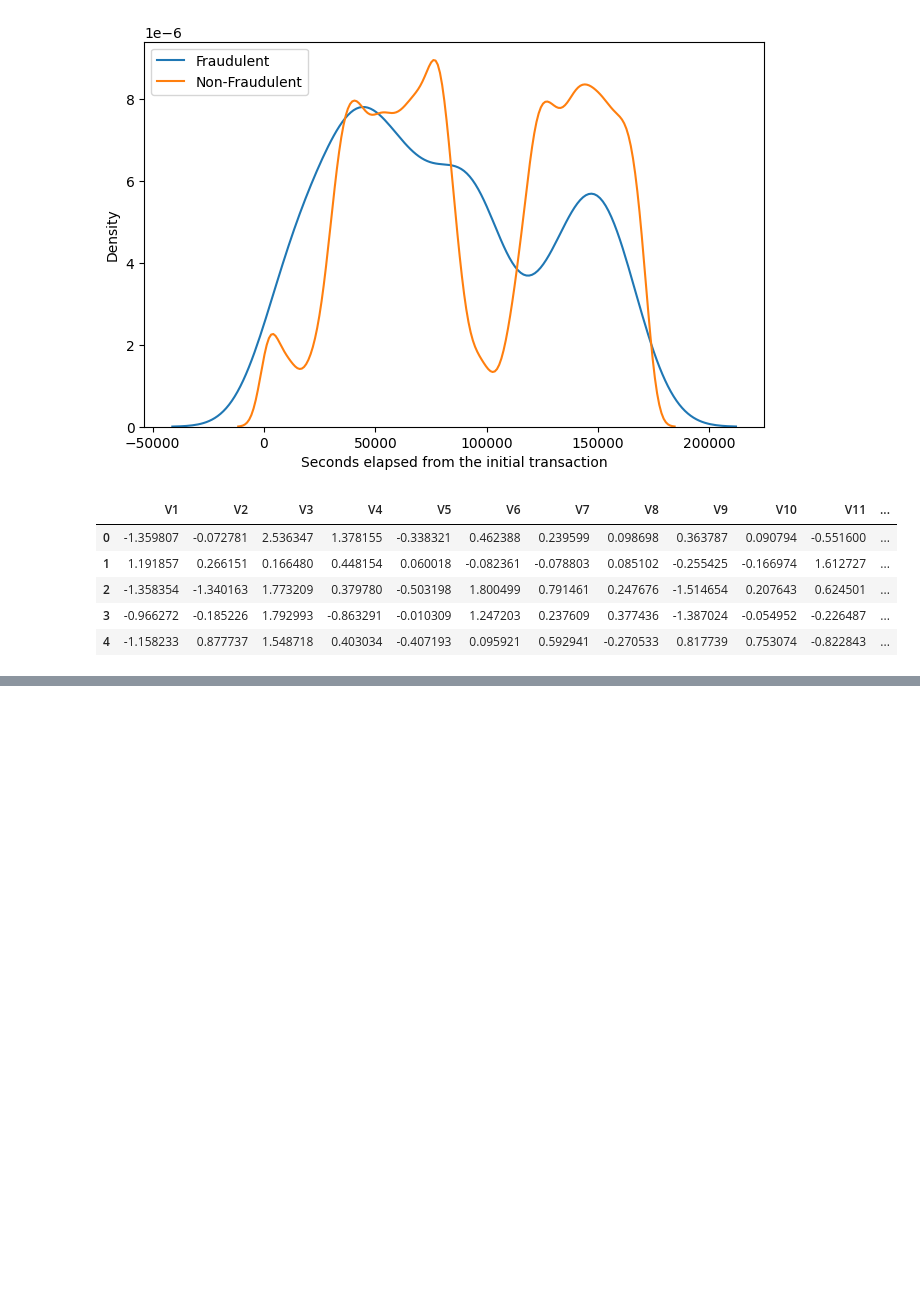
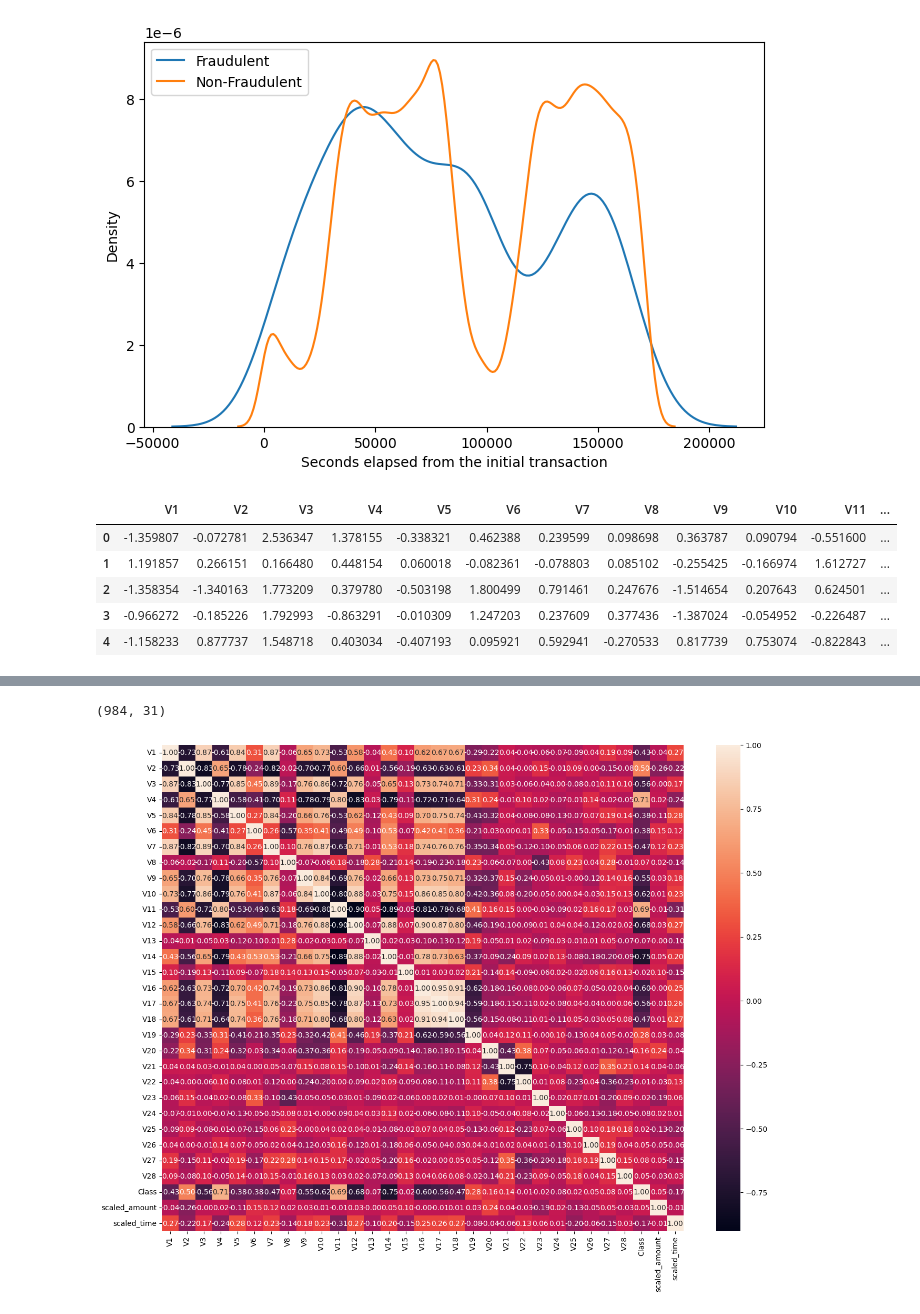
Before and after one commit to devboy02/cc-fraud, a Jupyter notebook: main.ipynb, the cells around one changed output, grey strips where cells are left out. Drawn from its saved outputs; the diff is of its cells as text; code cells hidden in the pictures; blank space fills up the shorter version.

```diff
--- a/main.ipynb
+++ b/main.ipynb
@@ -117,0 +145,17 @@ del features
+# %%
+df = df.sample(frac=1)
+fraud = df.loc[df['Class'] == 1]
+non_fraud = df.loc[df['Class'] == 0][:492]
+
+new_df = pd.concat([fraud, non_fraud])
+new_df = new_df.sample(frac=1, random_state=42)
+
+new_df.shape
+# %% [output]
+(984, 31)
+# %%
+plt.subplots(figsize = (16,12))
+sns.heatmap(new_df.corr(), annot = True, fmt = '.2f')
+plt.show()
+# %% [output]
+[figure, added]
```
Also changed, not shown: parts of 5 cells of this notebook.
